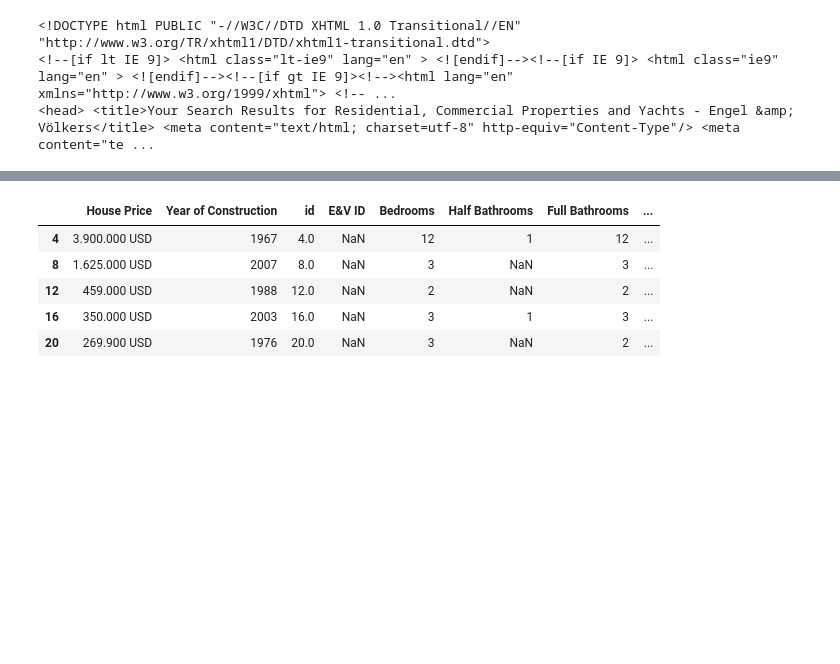
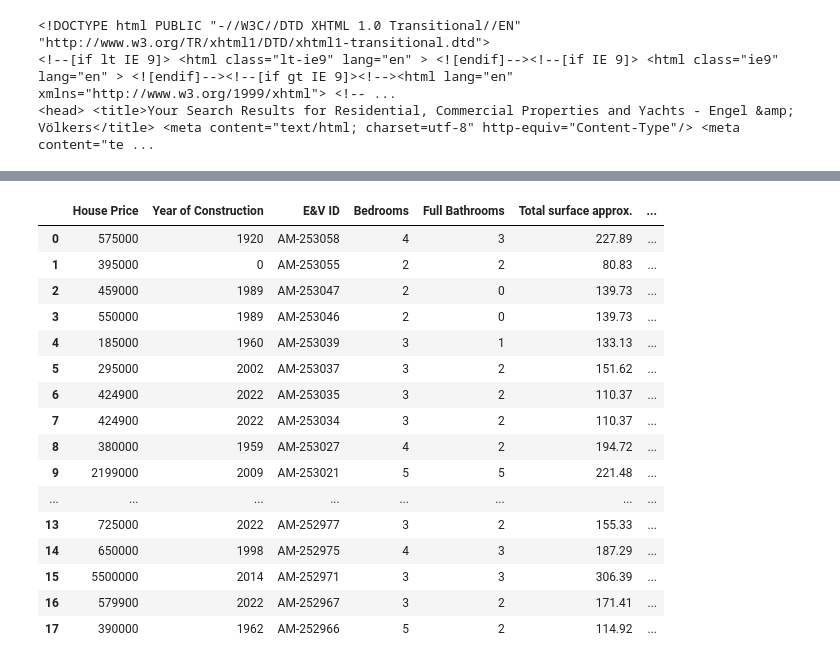
Before and after one commit to necmettinalver/Advanced-Price-Forecast, a Jupyter notebook: homePrice.ipynb, the cells around one changed output, grey strips where cells are left out. Saved outputs shown, nothing was run; the diff lists cells and outputs as text; code cells hidden in the pictures; blank space fills up the shorter version.

```diff
--- a/homePrice.ipynb
+++ b/homePrice.ipynb
@@ -369 +453,3 @@ df[-1:]
+# %%
+df.fillna(0,inplace=True)
 # %%
@@ -388,0 +487,10 @@ print(df[df['Total surface approx.'].isnull()==False])
+# %%
+for i in range(0,df.shape[0]):
+    df.loc[i,'House Price'] = int(df.loc[i,'House Price'].split()[0].replace('.', ''))
+    df.loc[i,'Total surface approx.'] = float(df.loc[i,'Total surface approx.'].split()[0])
+    if(df.loc[i,'Plot surface approx.']!=0):
+        if((df.loc[i,'Plot surface approx.'].split()[1])=='ha'):
+            df.loc[i,'Plot surface approx.'] = float(df.loc[i,'Plot surface approx.'].split()[0].replace(',', ''))
+            df.loc[i,'Plot surface approx.']*=10000
+        else:
+            df.loc[i,'Plot surface approx.'] = float(df.loc[i,'Plot surface approx.'].split()[0].replace(',', ''))
@@ -388,0 +511,3 @@ print(df[df['Total surface approx.'].isnull()==False])
+# %%
+df.drop('id',axis=1,inplace=True)
+df.head(10)
@@ -389,2 +546,3 @@ print(df[df['Total surface approx.'].isnull()==False])
 # %%
-df = df[df['Total surface approx.'].isnull()==False]
+df = df.convert_dtypes()
+df.info()
@@ -391,9 +567,20 @@ df = df[df['Total surface approx.'].isnull()==False]
 # %%
-df.head()
+df.head(20)
 # %% [output]
-|  | House Price | Year of Construction | id | E&V ID | Bedrooms | Half Bathrooms | Full Bathrooms | ... |
-| 4 | 3.900.000 USD | 1967 | 4.0 | NaN | 12 | 1 | 12 | ... |
-| 8 | 1.625.000 USD | 2007 | 8.0 | NaN | 3 | NaN | 3 | ... |
-| 12 | 459.000 USD | 1988 | 12.0 | NaN | 2 | NaN | 2 | ... |
-| 16 | 350.000 USD | 2003 | 16.0 | NaN | 3 | 1 | 3 | ... |
-| 20 | 269.900 USD | 1976 | 20.0 | NaN | 3 | NaN | 2 | ... |
+|  | House Price | Year of Construction | E&V ID | Bedrooms | Full Bathrooms | Total surface approx. | ... |
+| 0 | 575000 | 1920 | AM-253058 | 4 | 3 | 227.89 | ... |
+| 1 | 395000 | 0 | AM-253055 | 2 | 2 | 80.83 | ... |
+| 2 | 459000 | 1989 | AM-253047 | 2 | 0 | 139.73 | ... |
+| 3 | 550000 | 1989 | AM-253046 | 2 | 0 | 139.73 | ... |
+| 4 | 185000 | 1960 | AM-253039 | 3 | 1 | 133.13 | ... |
+| 5 | 295000 | 2002 | AM-253037 | 3 | 2 | 151.62 | ... |
+| 6 | 424900 | 2022 | AM-253035 | 3 | 2 | 110.37 | ... |
+| 7 | 424900 | 2022 | AM-253034 | 3 | 2 | 110.37 | ... |
+| 8 | 380000 | 1959 | AM-253027 | 4 | 2 | 194.72 | ... |
+| 9 | 2199000 | 2009 | AM-253021 | 5 | 5 | 221.48 | ... |
+| ... | ... | ... | ... | ... | ... | ... | ... |
+| 13 | 725000 | 2022 | AM-252977 | 3 | 2 | 155.33 | ... |
+| 14 | 650000 | 1998 | AM-252975 | 4 | 3 | 187.29 | ... |
+| 15 | 5500000 | 2014 | AM-252971 | 3 | 3 | 306.39 | ... |
+| 16 | 579900 | 2022 | AM-252967 | 3 | 2 | 171.41 | ... |
+| 17 | 390000 | 1962 | AM-252966 | 5 | 2 | 114.92 | ... |
```
Also changed, not shown: parts of 50 cells of this notebook, 3 other files.
